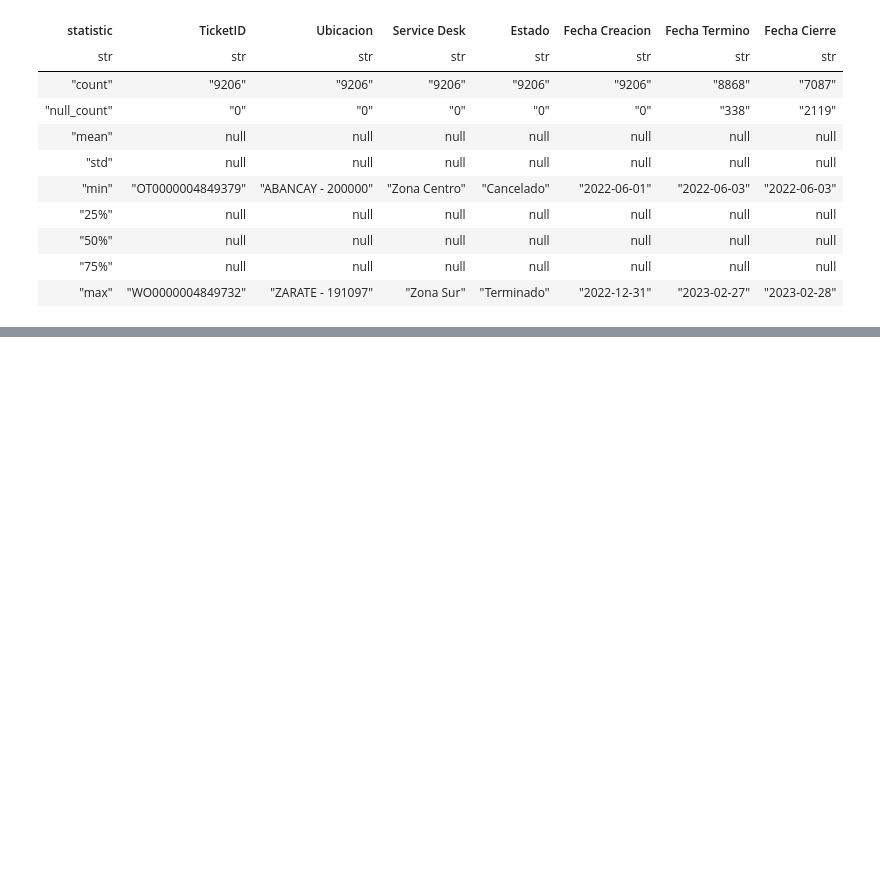
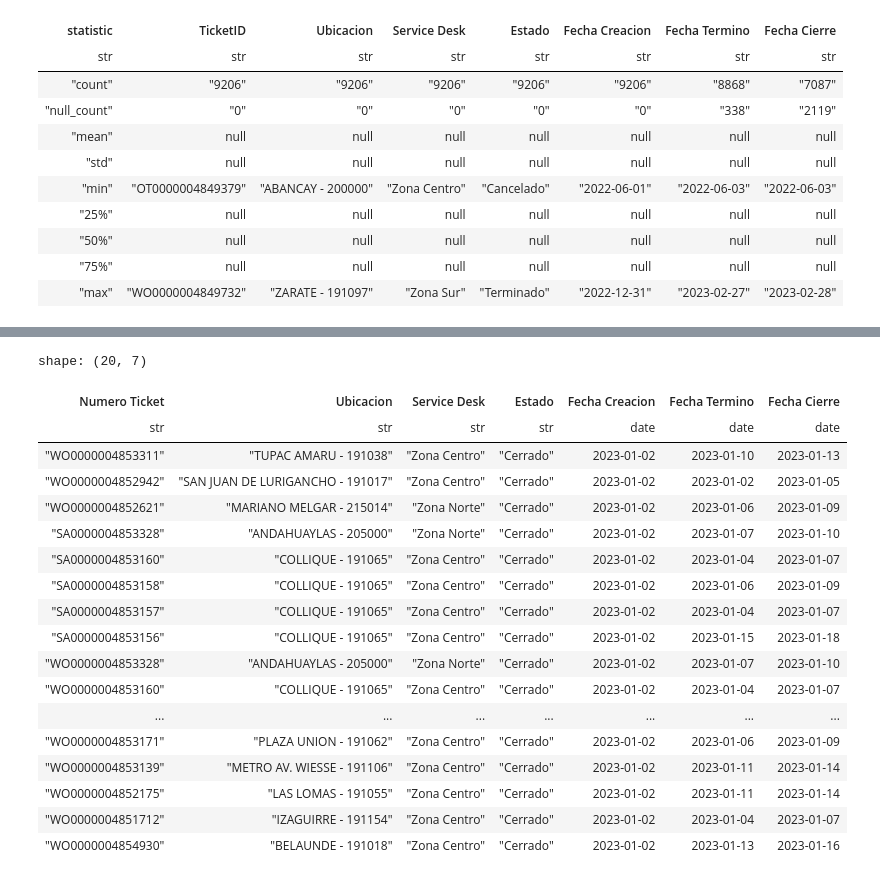
Before and after one commit to omarayrton/Primer-Entregable-ETL, a Jupyter notebook: primera_entrega.ipynb, the cells around one changed output, grey strips where cells are left out. Drawn from its saved outputs; the diff is of its cells as text; code cells hidden in the pictures; blank space fills up the shorter version.

```diff
--- a/primera_entrega.ipynb
+++ b/primera_entrega.ipynb
@@ -67,3 +67,15 @@ shape: (9, 8)
 | "50%" | null | null | null | null | null | null | null |
 | "75%" | null | null | null | null | null | null | null |
 | "max" | "WO0000004849732" | "ZARATE - 191097" | "Zona Sur" | "Terminado" | "2022-12-31" | "2023-02-27" | "2023-02-28" |
+# %%
+data_tickets_actual = pl.read_csv(
+    source = "./Materiales/Tickets/Tickets Actual.csv",
+    separator="|",
+    columns=["Numero Ticket","Ubicacion","Service Desk",
+             "Estado","Fecha Creacion","Fecha Termino",
+             "Fecha Cierre"],
+             has_header=True
+)
+
+## fecha  termino y fecha cierre tienes nulls
+data_tickets_actual.describe
@@ -69,0 +100,33 @@ shape: (9, 8)
+# %%
+data_tickets_actual = data_tickets_actual.select(
+    'Numero Ticket',
+    'Ubicacion',
+    'Service Desk',
+    'Estado',
+    pl.col('Fecha Creacion').cast(pl.Date),
+    pl.col("Fecha Termino").str.to_date(format="%d/%m/%Y"),
+    pl.col("Fecha Cierre").str.to_date(format="%d/%m/%Y")
+)
+data_tickets_actual.columns
+
+data_tickets_actual.head(20)
+# %% [output]
+shape: (20, 7)
+| Numero Ticket | Ubicacion | Service Desk | Estado | Fecha Creacion | Fecha Termino | Fecha Cierre |
+| str | str | str | str | date | date | date |
+| "WO0000004853311" | "TUPAC AMARU - 191038" | "Zona Centro" | "Cerrado" | 2023-01-02 | 2023-01-10 | 2023-01-13 |
+| "WO0000004852942" | "SAN JUAN DE LURIGANCHO - 191017" | "Zona Centro" | "Cerrado" | 2023-01-02 | 2023-01-02 | 2023-01-05 |
+| "WO0000004852621" | "MARIANO MELGAR - 215014" | "Zona Norte" | "Cerrado" | 2023-01-02 | 2023-01-06 | 2023-01-09 |
+| "SA0000004853328" | "ANDAHUAYLAS - 205000" | "Zona Norte" | "Cerrado" | 2023-01-02 | 2023-01-07 | 2023-01-10 |
+| "SA0000004853160" | "COLLIQUE - 191065" | "Zona Centro" | "Cerrado" | 2023-01-02 | 2023-01-04 | 2023-01-07 |
+| "SA0000004853158" | "COLLIQUE - 191065" | "Zona Centro" | "Cerrado" | 2023-01-02 | 2023-01-06 | 2023-01-09 |
+| "SA0000004853157" | "COLLIQUE - 191065" | "Zona Centro" | "Cerrado" | 2023-01-02 | 2023-01-04 | 2023-01-07 |
+| "SA0000004853156" | "COLLIQUE - 191065" | "Zona Centro" | "Cerrado" | 2023-01-02 | 2023-01-15 | 2023-01-18 |
+| "WO0000004853328" | "ANDAHUAYLAS - 205000" | "Zona Norte" | "Cerrado" | 2023-01-02 | 2023-01-07 | 2023-01-10 |
+| "WO0000004853160" | "COLLIQUE - 191065" | "Zona Centro" | "Cerrado" | 2023-01-02 | 2023-01-04 | 2023-01-07 |
+| ... | ... | ... | ... | ... | ... | ... |
+| "WO0000004853171" | "PLAZA UNION - 191062" | "Zona Centro" | "Cerrado" | 2023-01-02 | 2023-01-06 | 2023-01-09 |
+| "WO0000004853139" | "METRO AV. WIESSE - 191106" | "Zona Centro" | "Cerrado" | 2023-01-02 | 2023-01-11 | 2023-01-14 |
+| "WO0000004852175" | "LAS LOMAS - 191055" | "Zona Centro" | "Cerrado" | 2023-01-02 | 2023-01-11 | 2023-01-14 |
+| "WO0000004851712" | "IZAGUIRRE - 191154" | "Zona Centro" | "Cerrado" | 2023-01-02 | 2023-01-04 | 2023-01-07 |
+| "WO0000004854930" | "BELAUNDE - 191018" | "Zona Centro" | "Cerrado" | 2023-01-02 | 2023-01-13 | 2023-01-16 |
```
Also changed, not shown: parts of 1 cell of this notebook.
